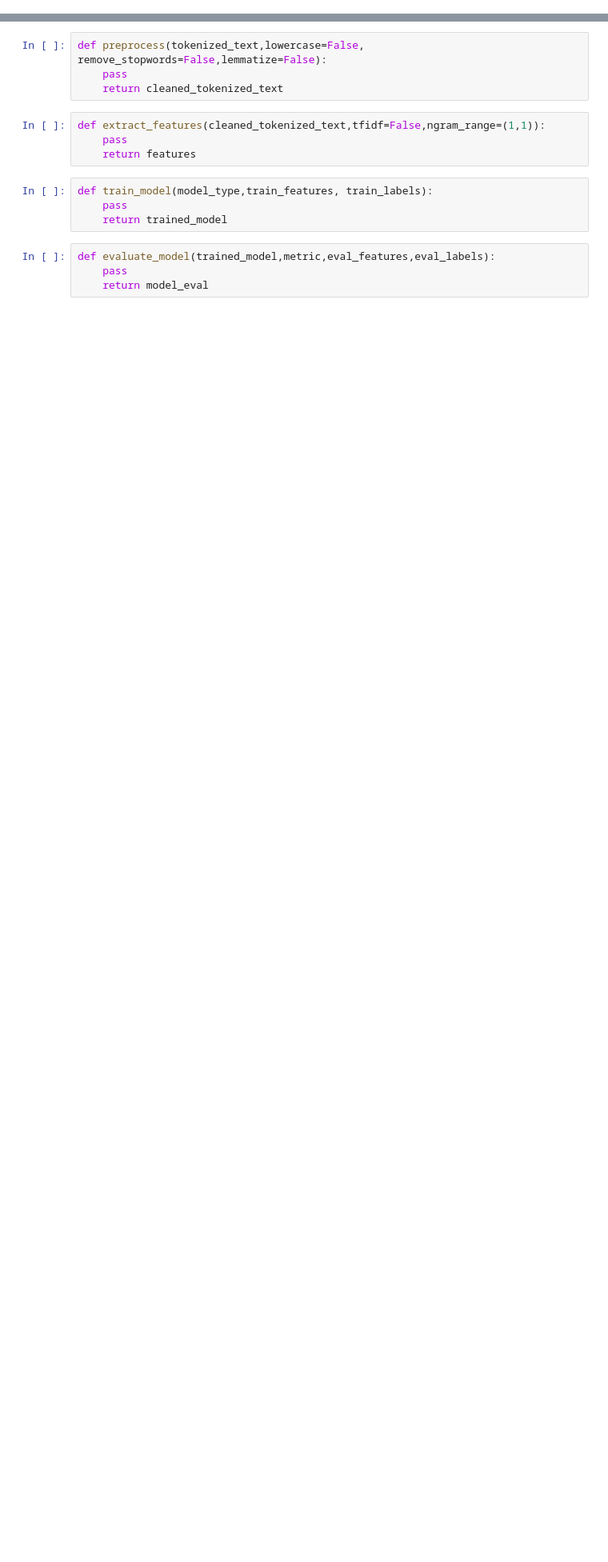
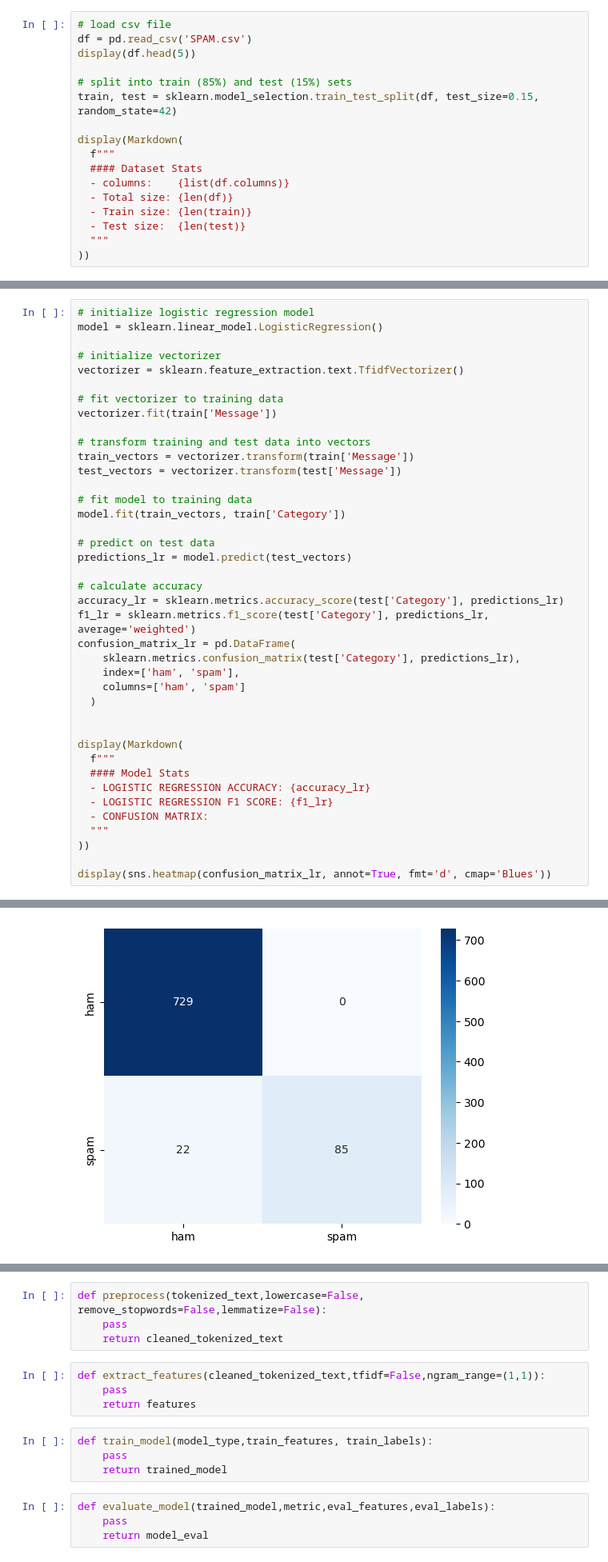
Before and after one commit to lostflux/data-mining, a Jupyter notebook: assignments/02/Assignment_2.ipynb, the cells around one changed output, grey strips where cells are left out. Shown at 80% size. Cells and saved outputs as stored; diff of their text form; blank space fills up the shorter version.

```diff
--- a/assignments/02/Assignment_2.ipynb
+++ b/assignments/02/Assignment_2.ipynb
@@ -9,0 +48,17 @@ Useful libraries for this assignment: <br>
+# %%
+# load csv file
+df = pd.read_csv('SPAM.csv')
+display(df.head(5))
+
+# split into train (85%) and test (15%) sets
+train, test = sklearn.model_selection.train_test_split(df, test_size=0.15, random_state=42)
+
+display(Markdown(
+  f"""
+  #### Dataset Stats
+  - columns:    {list(df.columns)}
+  - Total size: {len(df)}
+  - Train size: {len(train)}
+  - Test size:  {len(test)}
+  """
+))
@@ -9,0 +82,41 @@ Useful libraries for this assignment: <br>
+# %%
+# initialize logistic regression model
+model = sklearn.linear_model.LogisticRegression()
+
+# initialize vectorizer
+vectorizer = sklearn.feature_extraction.text.TfidfVectorizer()
+
+# fit vectorizer to training data
+vectorizer.fit(train['Message'])
+
+# transform training and test data into vectors
+train_vectors = vectorizer.transform(train['Message'])
+test_vectors = vectorizer.transform(test['Message'])
+
+# fit model to training data
+model.fit(train_vectors, train['Category'])
+
+# predict on test data
+predictions_lr = model.predict(test_vectors)
+
+# calculate accuracy
+accuracy_lr = sklearn.metrics.accuracy_score(test['Category'], predictions_lr)
+f1_lr = sklearn.metrics.f1_score(test['Category'], predictions_lr, average='weighted')
+confusion_matrix_lr = pd.DataFrame(
+    sklearn.metrics.confusion_matrix(test['Category'], predictions_lr),
+    index=['ham', 'spam'],
+    columns=['ham', 'spam']
+  )
+
+
+display(Markdown(
+  f"""
+  #### Model Stats
+  - LOGISTIC REGRESSION ACCURACY: {accuracy_lr}
+  - LOGISTIC REGRESSION F1 SCORE: {f1_lr}
+  - CONFUSION MATRIX:
+  """
+))
+
+display(sns.heatmap(confusion_matrix_lr, annot=True, fmt='d', cmap='Blues'))
+# %% [output]
@@ -9,0 +129 @@ Useful libraries for this assignment: <br>
+[figure, added]
```
Also changed, not shown: parts of 11 cells of this notebook, 1 other file.
